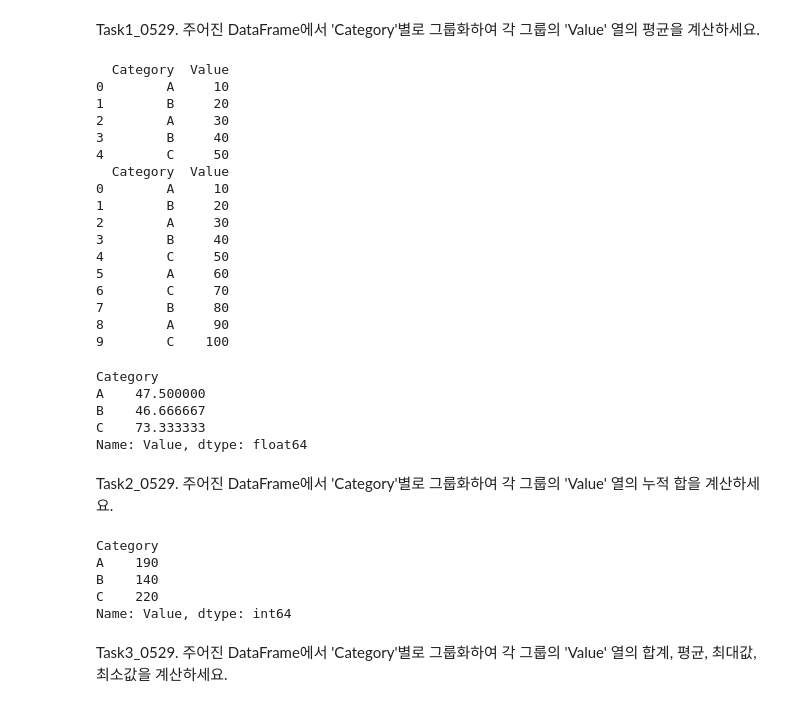
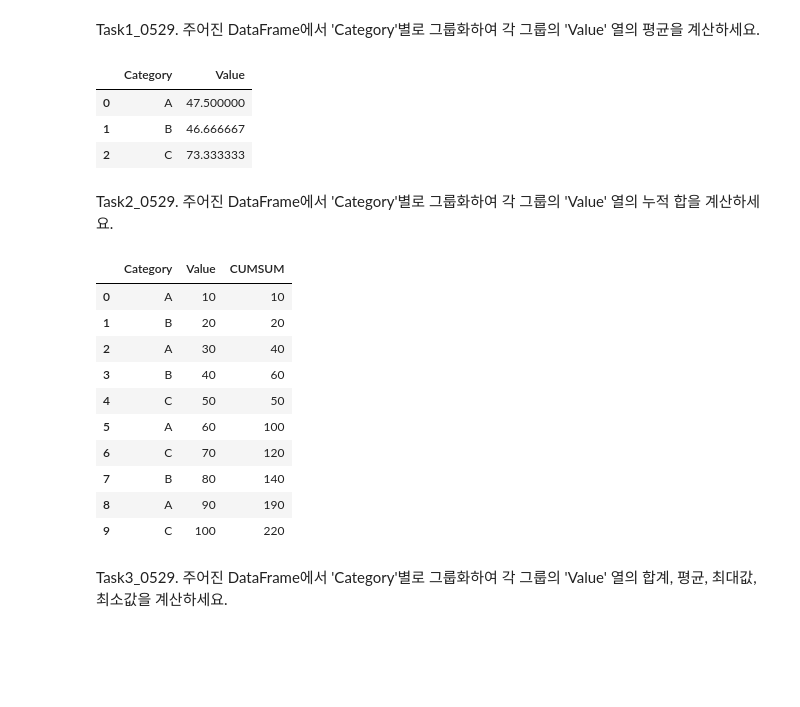
Before and after one commit to Kimhang-KDT/kita_2404, a Jupyter notebook: m3_분석 라이브러리/m3_20240529_Task.ipynb, the cells around one changed output. Saved outputs shown, nothing was run; the diff lists cells and outputs as text; code cells hidden in the pictures; blank space fills up the shorter version.

```diff
--- a/m3_분석 라이브러리/m3_20240529_Task.ipynb
+++ b/m3_분석 라이브러리/m3_20240529_Task.ipynb
@@ -8,51 +8,40 @@ df = pd.DataFrame({
     "Category": ["A", "B", "A", "B", "C", "A", "C", "B", "A", "C"],
     "Value": [10, 20, 30, 40, 50, 60, 70, 80, 90, 100]
 })
+# .Value와 ['Value']의 차이 : 기존의 칼럼에 엑세스할 때는 .컬럼명 사용이 가능하나, 새로운 컬럼을 생성시에는 무조건 ['컬럼명']을 사용해야한다.
+gr = df.groupby('Category').Value.mean().reset_index()
+#avg = gr.Value.mean().reset_index()
+gr
 
-gr = df.groupby('Category')
-avg = gr.Value.mean()
-avg
+#df.groupby('Category')['Value'].mean().reset_index()
 # %% [output]
-  Category  Value
-0        A     10
-1        B     20
-2        A     30
-3        B     40
-4        C     50
-  Category  Value
-0        A     10
-1        B     20
-2        A     30
-3        B     40
-4        C     50
-5        A     60
-6        C     70
-7        B     80
-8        A     90
-9        C    100
-Category
-A    47.500000
-B    46.666667
-C    73.333333
-Name: Value, dtype: float64
+|  | Category | Value |
+| 0 | A | 47.500000 |
+| 1 | B | 46.666667 |
+| 2 | C | 73.333333 |
 # %% [markdown]
 Task2_0529. 주어진 DataFrame에서 'Category'별로 그룹화하여 각 그룹의 'Value' 열의 누적 합을 계산하세요.
 # %%
 import pandas as pd
 
 # 데이터프레임 생성
 df = pd.DataFrame({
     "Category": ["A", "B", "A", "B", "C", "A", "C", "B", "A", "C"],
     "Value": [10, 20, 30, 40, 50, 60, 70, 80, 90, 100]
 })
-
-gr = df.groupby('Category').Value.sum()
-gr
+df['CUMSUM'] = df.groupby('Category').Value.cumsum() # 누적합을 구해주는 함수
+df
 # %% [output]
-Category
-A    190
-B    140
-C    220
-Name: Value, dtype: int64
+|  | Category | Value | CUMSUM |
+| 0 | A | 10 | 10 |
+| 1 | B | 20 | 20 |
+| 2 | A | 30 | 40 |
+| 3 | B | 40 | 60 |
+| 4 | C | 50 | 50 |
+| 5 | A | 60 | 100 |
+| 6 | C | 70 | 120 |
+| 7 | B | 80 | 140 |
+| 8 | A | 90 | 190 |
+| 9 | C | 100 | 220 |
 # %% [markdown]
 Task3_0529. 주어진 DataFrame에서 'Category'별로 그룹화하여 각 그룹의 'Value' 열의 합계, 평균, 최대값, 최소값을 계산하세요.
```
Also changed, not shown: parts of 24 cells of this notebook.
